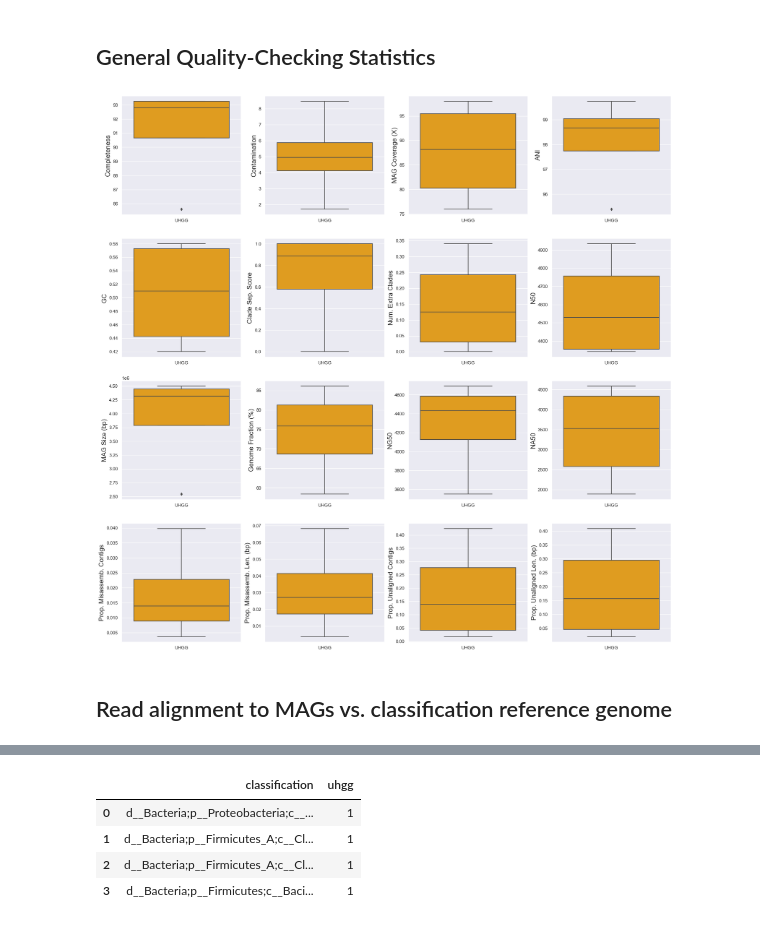
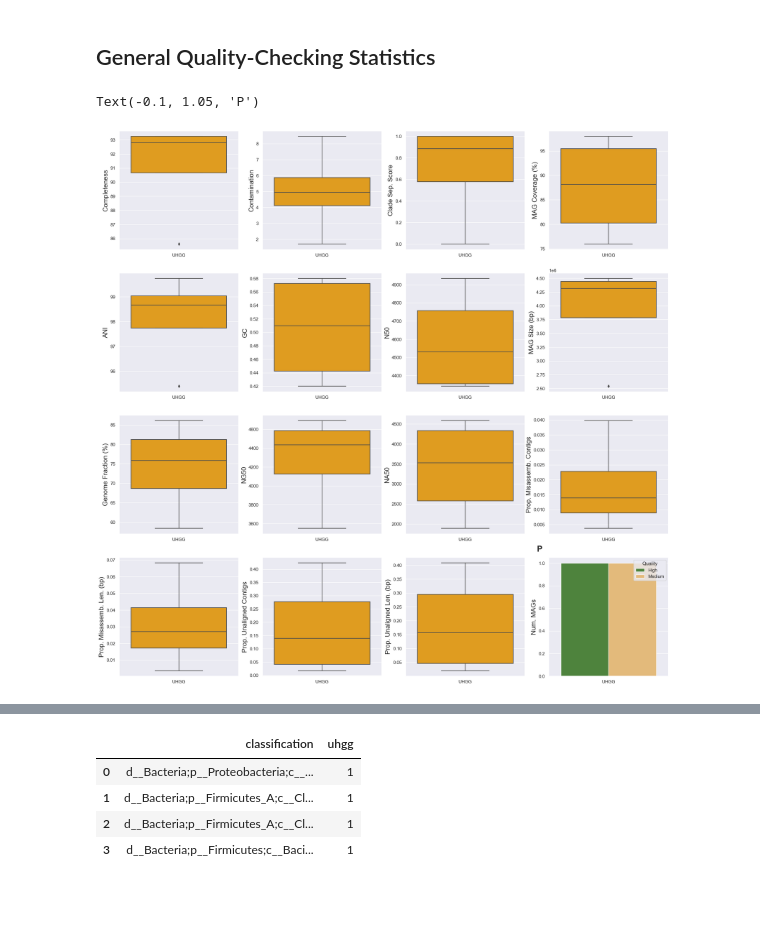
Before and after one commit to Meta-CAMP/camp_mag-qc, a Jupyter notebook: Dataviz.ipynb, the cells around one changed output, grey strips where cells are left out. Saved outputs shown, nothing was run; the diff lists cells and outputs as text; code cells hidden in the pictures; blank space fills up the shorter version.

```diff
--- a/Dataviz.ipynb
+++ b/Dataviz.ipynb
@@ -37,8 +40,8 @@ sns.set()
 # %%
 # Customize here
 # Add MAG summary statistics tables to a list
-stats_lst = ['test_data/test_out/mag_qc/final_reports/uhgg.summary.csv'] #
-out_dir = 'test_data/test_out/dataviz'
+stats_lst = ['./test_out/mag_qc/final_reports/uhgg.summary.csv'] #
+out_dir = './test_out/dataviz/'
 
 # If applicable, rename the samples in the table and/or set display names
 samples_ordered = ['uhgg']
@@ -98,16 +83,29 @@ ra_df
+# %%
+# Add 0s to reference-based parameters that don't have values for unclassified MAGs
+ref_based_params = ['bin_cov','ANI','genome_fraction','NG50','NA50','prop_misassemb_ctgs',\
+                    'prop_misassemb_len','prop_unaln_ctgs','prop_unaln_len']
+
+for df in stats_df_lst:
+    for p in ref_based_params:
+        df[p].replace('-', 0, inplace = True)
+        df[p].fillna(0, inplace = True)
+    df['NG50'] = df['NG50'].astype(int)
+    df['NA50'] = df['NA50'].astype(int)
+
+# Make the concatenated MAG matrix
+stats_df = pd.concat(stats_df_lst)
+stats_df.head()
 # %% [markdown]
 # Sample-Specific MAG Summary Statistics
 # %% [markdown]
 ## General Quality-Checking Statistics
 # %%
 # Set names of the 16 QC parameters
-parameters = ['completeness','contamination','bin_cov','ANI','GC',\
-              'clade_separation_score', 'n_effective_surplus_clades',\
+parameters = ['completeness','contamination','clade_separation_score','bin_cov','ANI','GC',\
               'N50','size','genome_fraction','NG50','NA50','prop_misassemb_ctgs',\
               'prop_misassemb_len','prop_unaln_ctgs','prop_unaln_len'] # 'strain_heterogeneity','num_ctgs',
-param_names = ['Completeness','Contamination','MAG Coverage (X)',\
-               'ANI','GC', 'Clade Sep. Score', 'Num. Extra Clades',\
-               'N50','MAG Size (bp)','Genome Fraction (%)','NG50','NA50',\
+param_names = ['Completeness','Contamination','Clade Sep. Score', 'MAG Coverage (%)',\
+               'ANI','GC','N50','MAG Size (bp)','Genome Fraction (%)','NG50','NA50',\
                'Prop. Misassemb. Contigs','Prop. Misassemb. Len. (bp)',\
                'Prop. Unaligned Contigs','Prop. Unaligned Len. (bp)'] # 'Strain Heterogeneity','Num. Contigs',
 # %%
@@ -124,21 +122,20 @@ def box_plot(df, p, n, a):
     return p
 # %%
 fig, axs = plt.subplots(num_rows, num_cols, figsize = (24,24)) # in.
-stats_df = pd.concat(stats_df_lst)
 for j, p in enumerate(parameters): # for i, df in enumerate(stats_df_lst):
     row = int(j // num_cols)
     col = int(j % num_cols)
     box_plot(stats_df, p, param_names[j], axs[row,col])
 
-# qual_df = stats_df.groupby(['sample_name', 'Quality']).count().reset_index()
-# p = sns.countplot(data = stats_df, x = 'sample_name', hue = 'Quality',
-#         palette = ['#ff8d65', '#007e08'], ax = axs[3,2])
-# p.set_xticklabels(samples_labeled)
-# p.set_xlabel(None)
-# p.set_ylabel('Num. MAGs', size = 16) # Set the y-axis label as the parameter only
+qual_df = stats_df.groupby(['sample_name', 'Quality']).count().reset_index()
+p = sns.countplot(data = qual_df, x = 'sample_name', hue = 'Quality',
+        palette = ['#488f31', '#f4bd6a','#de425b'], ax = axs[3,3])
+p.set_xticklabels(samples_labeled)
+p.set_xlabel(None)
+p.set_ylabel('Num. MAGs', size = 16) # Set the y-axis label as the parameter only
+axs[3,3].text(-0.1, 1.05, string.ascii_uppercase[j+1], transform=axs[3,3].transAxes, size=20, fontweight = 'bold')
 # %% [output]
+Text(-0.1, 1.05, 'P')
-[figure, old version]
+[figure, new version]
 # %%
 fig.savefig(join(out_dir, 'summary_statistics.svg'), dpi = 1000, bbox_inches = 'tight')
-# %% [markdown]
-## Read alignment to MAGs vs. classification reference genome
```
Also changed, not shown: parts of 38 cells of this notebook, 13 other files.
